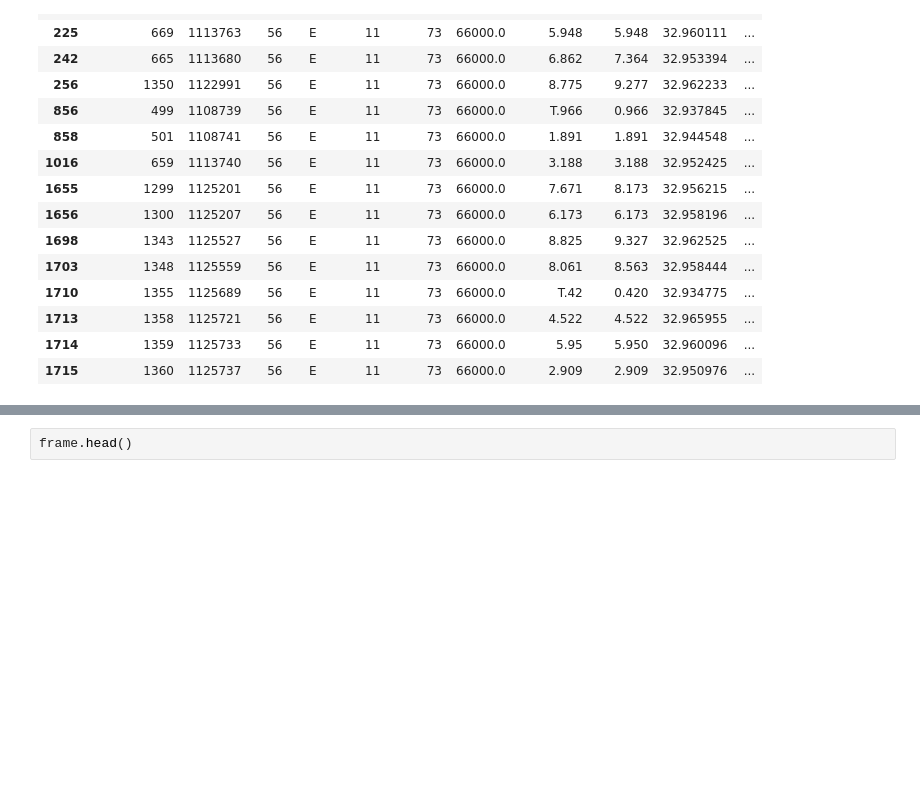
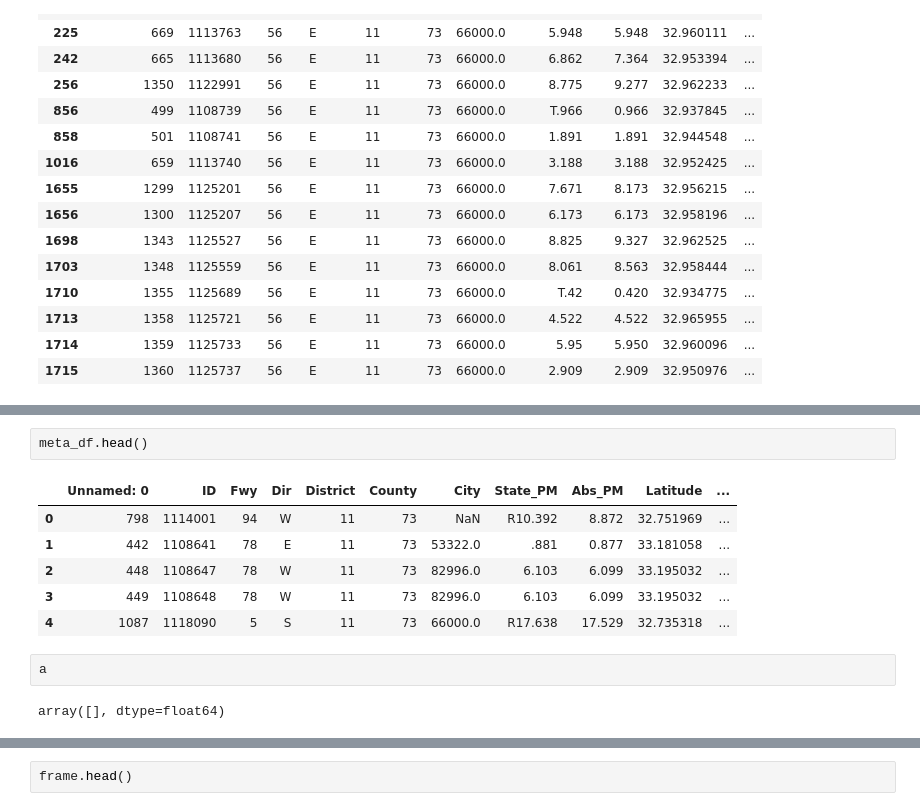
Before and after one commit to abrespect/DSE_Cohort2_Traffic_Capstone, a Jupyter notebook: cohort2/exploration/data_generate_wavelets_for_wigglevis.ipynb, the cells around one changed output, grey strips where cells are left out. Cells and saved outputs as stored; diff of their text form; blank space fills up the shorter version.

```diff
--- a/cohort2/exploration/data_generate_wavelets_for_wigglevis.ipynb
+++ b/cohort2/exploration/data_generate_wavelets_for_wigglevis.ipynb
@@ -241,3 +306,16 @@ meta_df[(meta_df.Dir == 'E') & (meta_df.Fwy == 56) & (meta_df.Type == 'ML')]
+# %%
+meta_df.head()
+# %% [output]
+|  | Unnamed: 0 | ID | Fwy | Dir | District | County | City | State_PM | Abs_PM | Latitude | ... |
+| 0 | 798 | 1114001 | 94 | W | 11 | 73 | NaN | R10.392 | 8.872 | 32.751969 | ... |
+| 1 | 442 | 1108641 | 78 | E | 11 | 73 | 53322.0 | .881 | 0.877 | 33.181058 | ... |
+| 2 | 448 | 1108647 | 78 | W | 11 | 73 | 82996.0 | 6.103 | 6.099 | 33.195032 | ... |
+| 3 | 449 | 1108648 | 78 | W | 11 | 73 | 82996.0 | 6.103 | 6.099 | 33.195032 | ... |
+| 4 | 1087 | 1118090 | 5 | S | 11 | 73 | 66000.0 | R17.638 | 17.529 | 32.735318 | ... |
+# %%
+a
+# %% [output]
+array([], dtype=float64)
 # %%
 import math
 for Fwy in meta_df.Fwy.unique():
```
Also changed, not shown: parts of 4 cells of this notebook, 27 other files.
